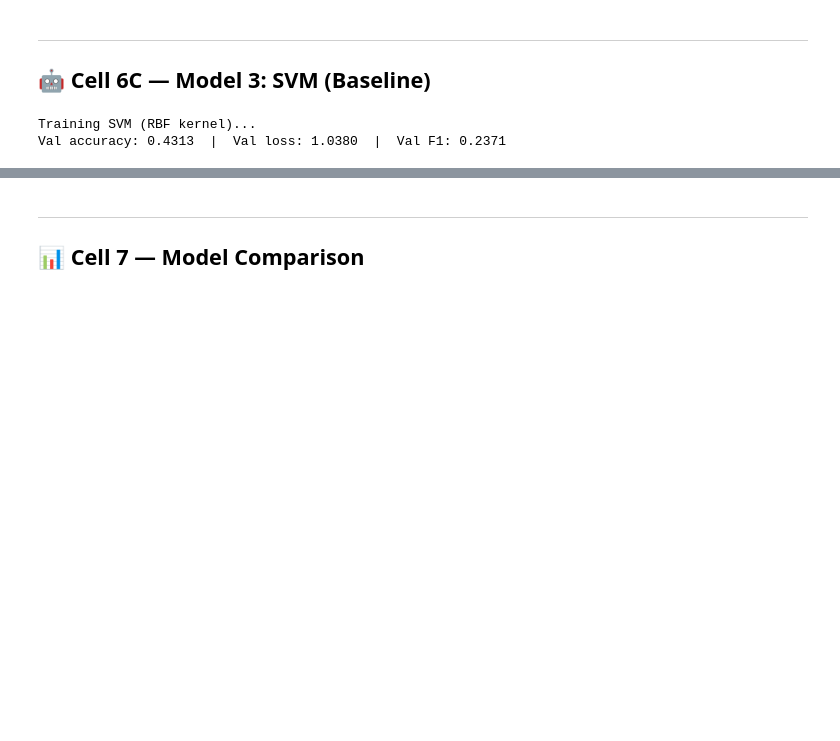
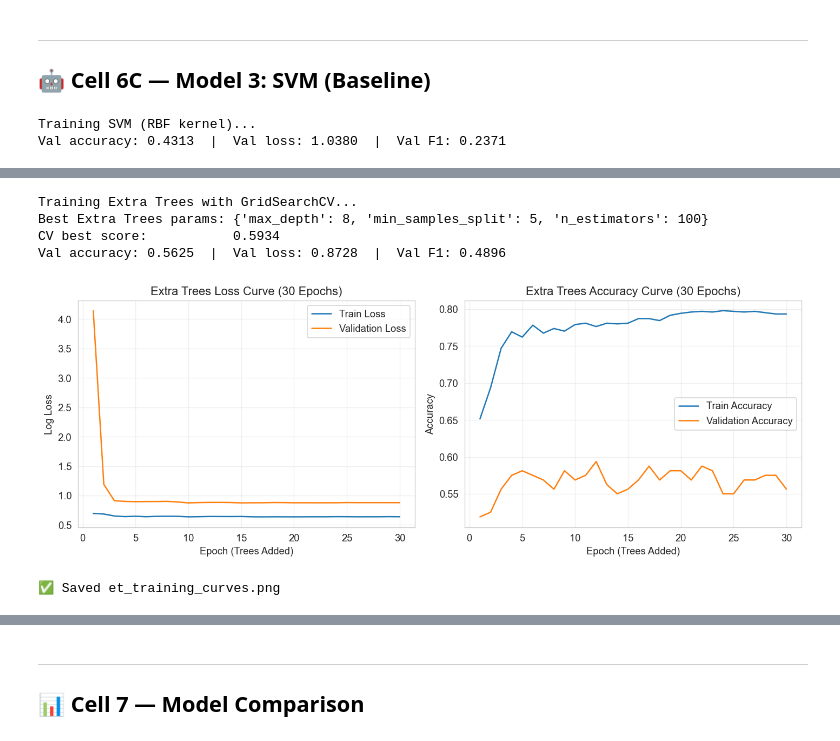
Before and after one commit to srinidhids15/Machine-Learning-Based-Lifecycle-Intelligence-System-for-Non-Biodegradable-Automotive-Materials, a Jupyter notebook: notebooks/ML_Lifecycle_Intelligence.ipynb, the cells around one changed output, grey strips where cells are left out. Drawn from its saved outputs; the diff is of its cells as text; code cells hidden in the pictures; blank space fills up the shorter version.

```diff
--- a/notebooks/ML_Lifecycle_Intelligence.ipynb
+++ b/notebooks/ML_Lifecycle_Intelligence.ipynb
@@ -605,0 +621,70 @@ Val accuracy: 0.4313  |  Val loss: 1.0380  |  Val F1: 0.2371
+# %%
+print('Training Extra Trees with GridSearchCV...')
+et_param_grid = {
+    'n_estimators': [100, 200],
+    'max_depth': [8, 12, None],
+    'min_samples_split': [2, 5],
+}
+et_grid = GridSearchCV(
+    ExtraTreesClassifier(random_state=RANDOM_STATE),
+    et_param_grid, cv=3, scoring='accuracy', n_jobs=-1, verbose=0
+)
+et_grid.fit(X_train, y_train)
+best_et = et_grid.best_estimator_
+
+print(f'Best Extra Trees params: {et_grid.best_params_}')
+print(f'CV best score:           {et_grid.best_score_:.4f}')
+
+val_pred_et  = best_et.predict(X_val)
+val_proba_et = best_et.predict_proba(X_val)
+et_metrics = {
+    'best_params':   et_grid.best_params_,
+    'val_accuracy':  accuracy_score(y_val, val_pred_et),
+    'val_loss':      log_loss(y_val, val_proba_et, labels=np.unique(y_all)),
+    'val_precision': precision_score(y_val, val_pred_et, average='macro'),
+    'val_recall':    recall_score(y_val, val_pred_et, average='macro'),
+    'val_f1':        f1_score(y_val, val_pred_et, average='macro'),
+}
+print(f'Val accuracy: {et_metrics["val_accuracy"]:.4f}  |  Val loss: {et_metrics["val_loss"]:.4f}  |  Val F1: {et_metrics["val_f1"]:.4f}')
+# %% [output]
+Training Extra Trees with GridSearchCV...
+Best Extra Trees params: {'max_depth': 8, 'min_samples_split': 5, 'n_estimators': 100}
+CV best score:           0.5934
+Val accuracy: 0.5625  |  Val loss: 0.8728  |  Val F1: 0.4896
+# %%
+# Extra Trees "epoch" curve (30 rounds, via warm_start — same trick as Random Forest)
+et_epoch = ExtraTreesClassifier(
+    n_estimators=1,
+    max_depth=et_grid.best_params_['max_depth'],
+    min_samples_split=et_grid.best_params_['min_samples_split'],
+    random_state=RANDOM_STATE,
+    warm_start=True,
+)
+
+et_train_acc, et_val_acc, et_train_loss, et_val_loss = [], [], [], []
+for epoch in range(1, N_EPOCHS + 1):
+    et_epoch.n_estimators = epoch
+    et_epoch.fit(X_train, y_train)
+    et_train_acc.append(accuracy_score(y_train, et_epoch.predict(X_train)))
+    et_val_acc.append(accuracy_score(y_val, et_epoch.predict(X_val)))
+    et_train_loss.append(log_loss(y_train, et_epoch.predict_proba(X_train), labels=np.unique(y_all)))
+    et_val_loss.append(log_loss(y_val, et_epoch.predict_proba(X_val), labels=np.unique(y_all)))
+
+fig, axes = plt.subplots(1, 2, figsize=(12, 4.5))
+axes[0].plot(epochs_range, et_train_loss, label='Train Loss')
+axes[0].plot(epochs_range, et_val_loss, label='Validation Loss')
+axes[0].set_xlabel('Epoch (Trees Added)'); axes[0].set_ylabel('Log Loss')
+axes[0].set_title('Extra Trees Loss Curve (30 Epochs)'); axes[0].legend(); axes[0].grid(alpha=0.3)
+
+axes[1].plot(epochs_range, et_train_acc, label='Train Accuracy')
+axes[1].plot(epochs_range, et_val_acc, label='Validation Accuracy')
+axes[1].set_xlabel('Epoch (Trees Added)'); axes[1].set_ylabel('Accuracy')
+axes[1].set_title('Extra Trees Accuracy Curve (30 Epochs)'); axes[1].legend(); axes[1].grid(alpha=0.3)
+
+plt.tight_layout()
+plt.savefig(os.path.join(RESULTS_DIR, 'et_training_curves.png'), dpi=150)
+plt.show()
+print('✅ Saved et_training_curves.png')
+# %% [output]
+[figure, added]
+✅ Saved et_training_curves.png
```
Also changed, not shown: parts of 34 cells of this notebook, 11 other files.
